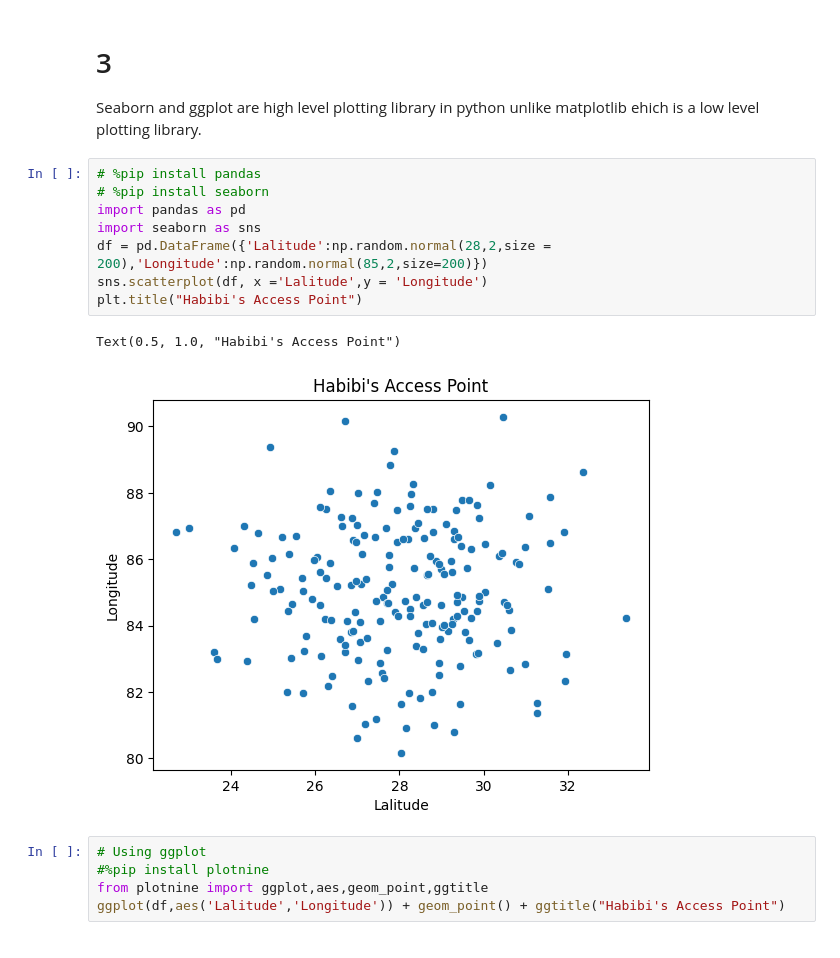
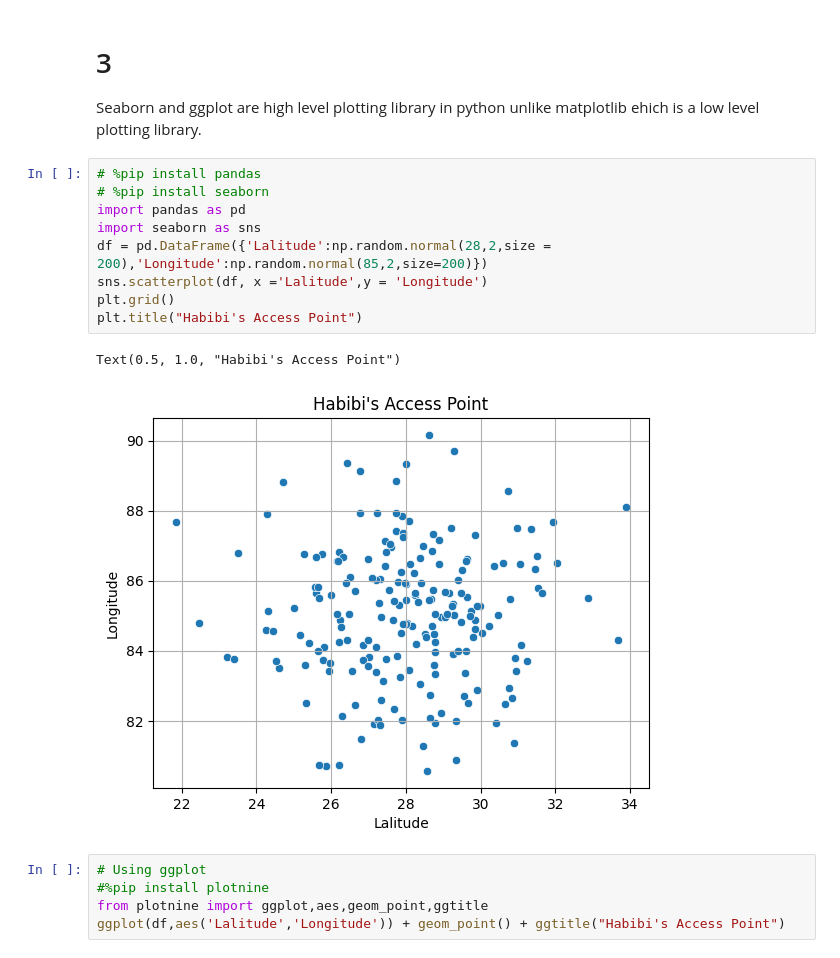
Before and after one commit to manusharansah/Python, a Jupyter notebook: Assignments/assign2.ipynb, the cells around one changed output. Saved outputs shown, nothing was run; the diff lists cells and outputs as text.

```diff
--- a/Assignments/assign2.ipynb
+++ b/Assignments/assign2.ipynb
@@ -65,14 +65,15 @@ Seaborn and ggplot are high level plotting library in python unlike matplotlib e
 # %%
 # %pip install pandas
 # %pip install seaborn
 import pandas as pd
 import seaborn as sns
 df = pd.DataFrame({'Lalitude':np.random.normal(28,2,size = 200),'Longitude':np.random.normal(85,2,size=200)})
 sns.scatterplot(df, x ='Lalitude',y = 'Longitude')
+plt.grid()
 plt.title("Habibi's Access Point")
 # %% [output]
 Text(0.5, 1.0, "Habibi's Access Point")
-[figure, old version]
+[figure, new version]
 # %%
 # Using ggplot
 #%pip install plotnine
```
Also changed, not shown: parts of 7 cells of this notebook.
